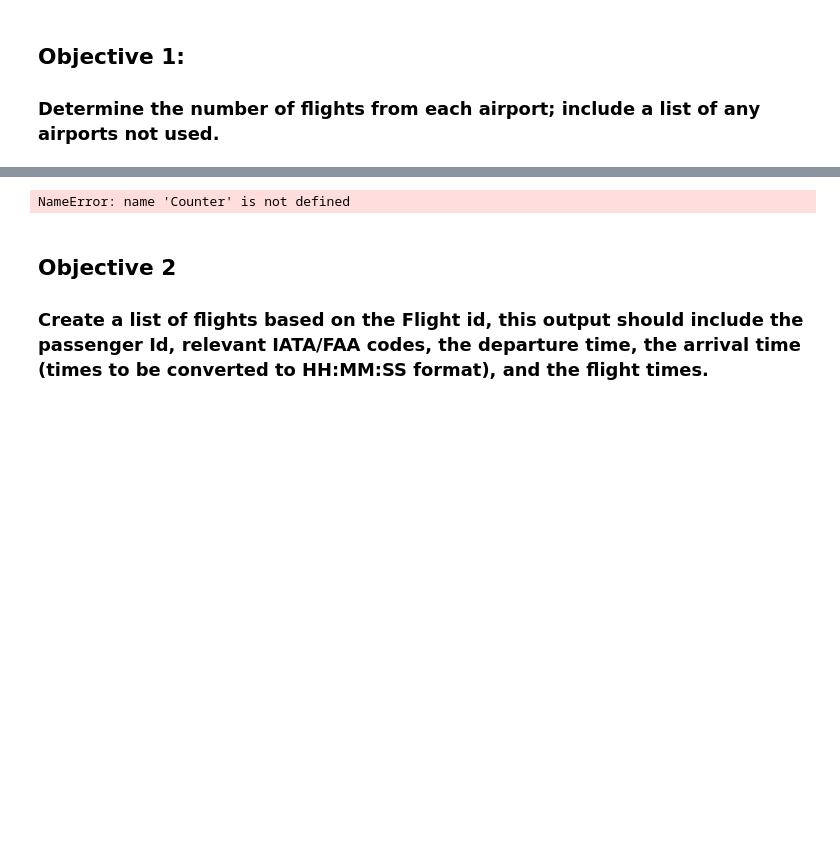
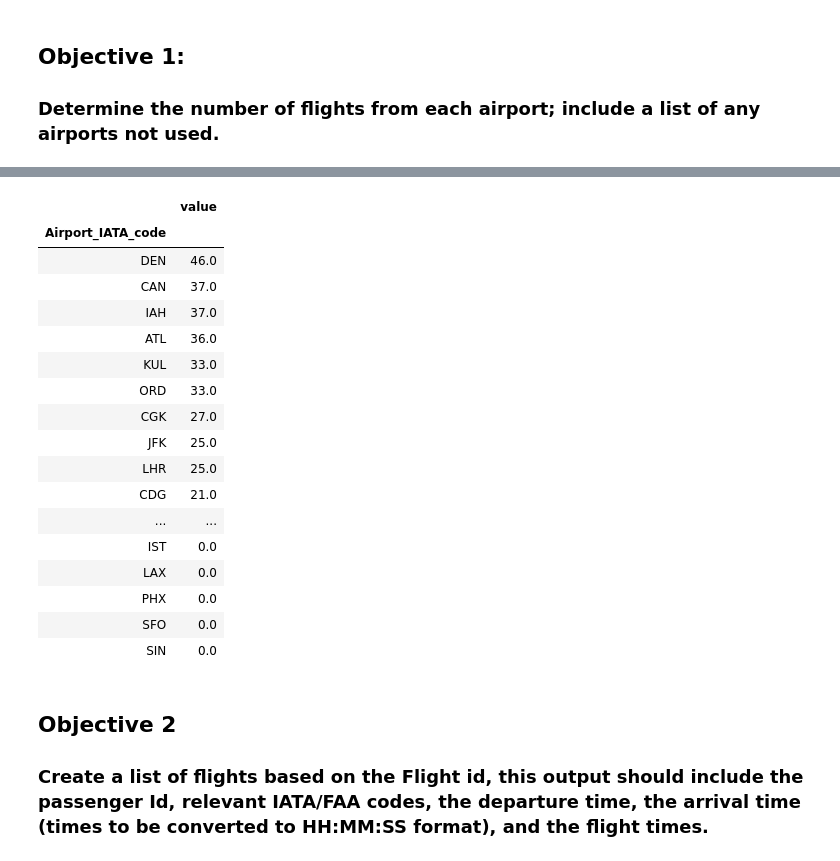
Before and after one commit to bloomfield-analysis/jk800839, a Jupyter notebook: CSMCC16 Flight Assignment JK800839.ipynb, the cells around one changed output, grey strips where cells are left out. Drawn from its saved outputs; the diff is of its cells as text; code cells hidden in the pictures; blank space fills up the shorter version.

```diff
--- a/CSMCC16 Flight Assignment JK800839.ipynb
+++ b/CSMCC16 Flight Assignment JK800839.ipynb
@@ -336,6 +330,0 @@ NameError: name 'EmitIntermediate' is not defined
-# %%
-#map flights tp key value pair [airport,1]
-for a in from_list:
-    val2 =[1]
-    key2val2 =[a,1]
-    print (key2val2)
@@ -417,7 +330,0 @@ for v in val2sum:
-# %%
-c = Counter()
-for a in from_list:
-    if a=='AMS':
-        c[item.property] += 1
-# %% [output]
-NameError: name 'Counter' is not defined
@@ -444,12 +331,42 @@ print(from_counts_df)
+# %%
+#mapper, where key = airport and value = 1 for each airport in from_list
+key2val2 = [[a, 1] for a in from_list]
+mapper = pd.DataFrame(key2val2, columns=['Airport_IATA_code','value'])
+#mapper
+
+#reducer - takes key and val from mapper to provide final key and value
+reducer=mapper.groupby(['Airport_IATA_code']).sum()
+reducer
+reducer.reset_index(inplace=True)
 # %%
 # merge full list of airports with number of flights from each airport
-num_flights = airport_list.merge(from_counts_df, how='outer', on=['Airport_IATA_code'])
+airport_list=pd.DataFrame(airport_list)
+num_flights = airport_list.merge(reducer, how='outer', on=['Airport_IATA_code'])
 # %%
 # clean up results
 num_flights=num_flights.fillna(0)
-num_flights=num_flights.sort_values(by=['From_airport_IATA','Airport_IATA_code'], ascending=[False,True])
+num_flights=num_flights.sort_values(by=['value','Airport_IATA_code'], ascending=[False,True])
 num_flights.set_index('Airport_IATA_code', inplace=True, drop=True)
 num_flights
+# %% [output]
+|  | value |
+| Airport_IATA_code |  |
+| DEN | 46.0 |
+| CAN | 37.0 |
+| IAH | 37.0 |
+| ATL | 36.0 |
+| KUL | 33.0 |
+| ORD | 33.0 |
+| CGK | 27.0 |
+| JFK | 25.0 |
+| LHR | 25.0 |
+| CDG | 21.0 |
+| ... | ... |
+| IST | 0.0 |
+| LAX | 0.0 |
+| PHX | 0.0 |
+| SFO | 0.0 |
+| SIN | 0.0 |
 # %% [markdown]
 ## Objective 2
 ### Create a list of flights based on the Flight id, this output should include the passenger Id, relevant IATA/FAA codes, the departure time, the arrival time (times to be converted to HH:MM:SS format), and the flight times.
```
Also changed, not shown: parts of 18 cells of this notebook.
